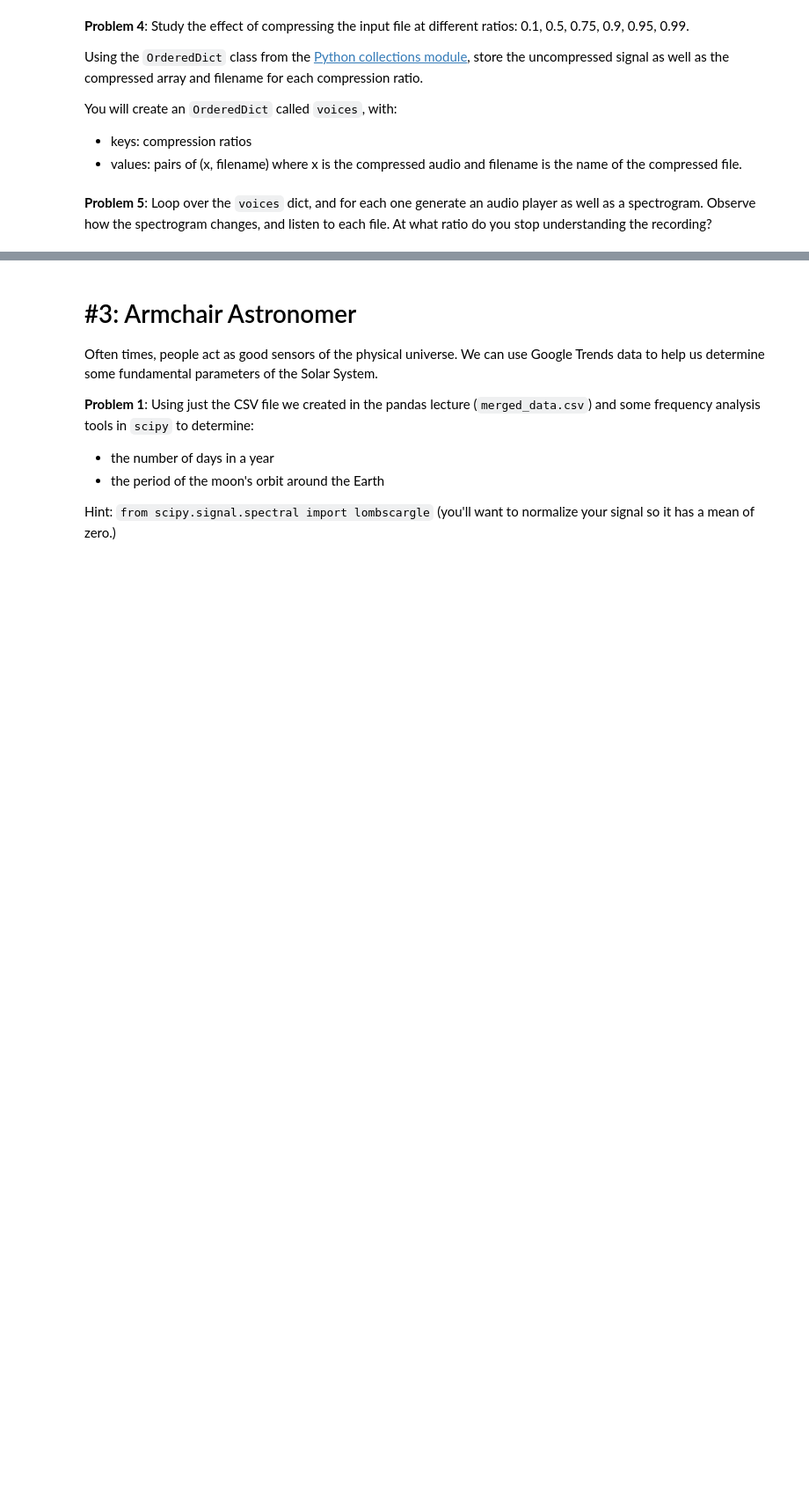
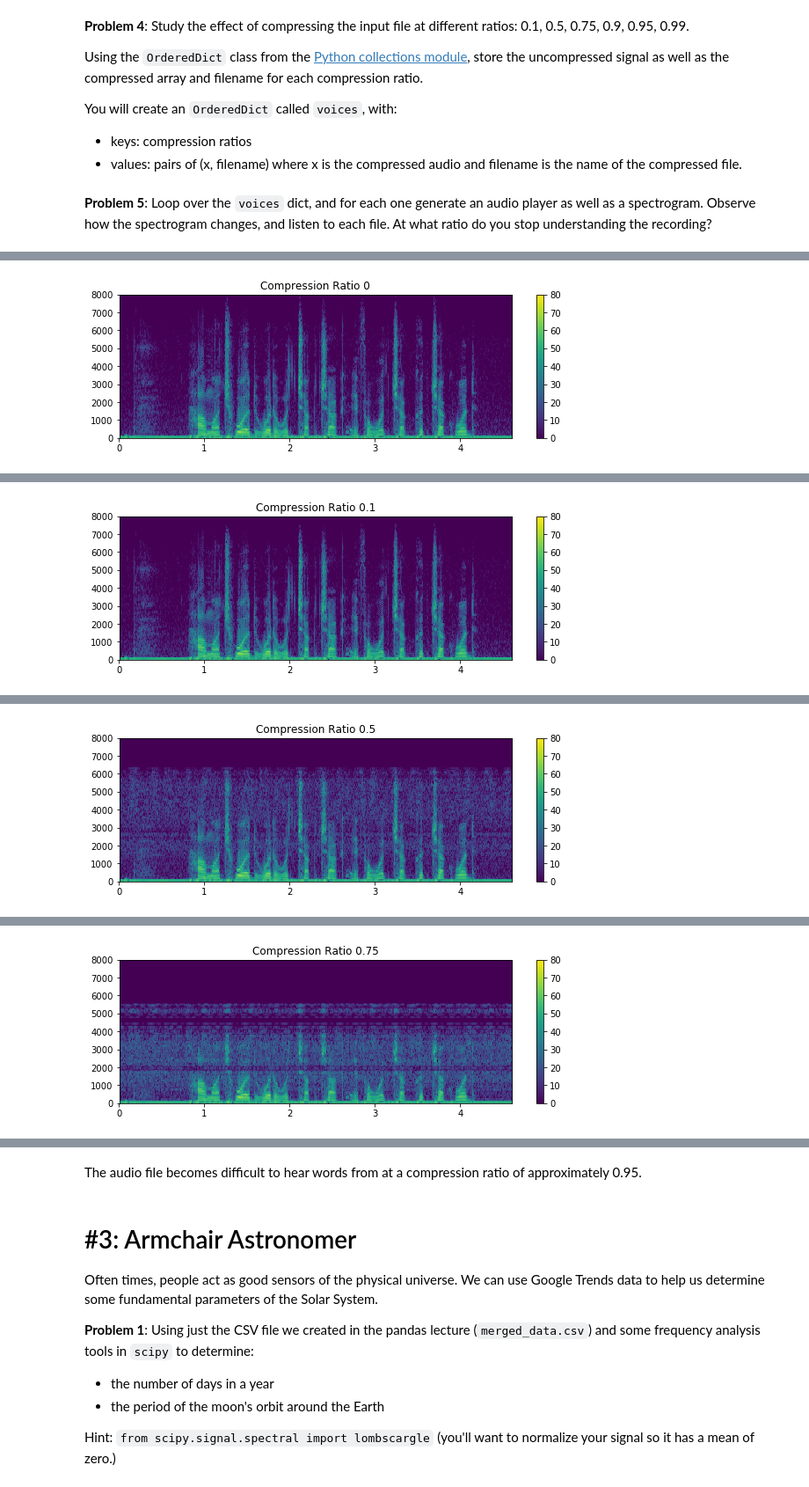
Before and after one commit to samuel-badman/ay250-homework-badman, a Jupyter notebook: hw_1/hw_1_assignment.ipynb, the cells around one changed output, grey strips where cells are left out. Shown at 88% size. Drawn from its saved outputs; the diff is of its cells as text; code cells hidden in the pictures; blank space fills up the shorter version.

```diff
--- a/hw_1/hw_1_assignment.ipynb
+++ b/hw_1/hw_1_assignment.ipynb
@@ -260,2 +373,24 @@ You will create an `OrderedDict` called `voices`, with:
+# %%
+#Define compression ratios
+keys = [0.1,0.5,0.75,0.9,0.95,0.99]
+
+#input filename
+fname = 'voice.wav'
+
+#Create ordereddict 'Voices'
+voices = collections.OrderedDict()
+
+# counter for storing uncompressed file
+init=0
+
+#for each compression ratio, compress the voice.wav file and store the
+# results in an ordered_dict. The first dict element has key 0 and is
+# the uncompressed initial audio and filename.
+for fraction in keys :
+    rate,x,x_approx,new_fname = compress_wav('./data/'+fname,fraction)
+    if init == 0 :
+        voices[0] = (x,'./data/'+fname)
+        init = 1
+    voices[fraction] = (x_approx, new_fname)
 # %% [markdown]
 **Problem 5**: Loop over the `voices` dict, and for each one generate an audio player as well as a spectrogram.  Observe how the spectrogram changes, and listen to each file.  At what ratio do you stop understanding the recording?
@@ -263,0 +397,7 @@ You will create an `OrderedDict` called `voices`, with:
+# %%
+# Loop through voices dictionary,
+for key, values in voices.items() :
+    signal,fname = values[0],values[1]
+    Audio(fname)
+    specgram_cbar(signal,16000, title = 'Compression Ratio '+str(key))
+# %% [output]
@@ -263,0 +405 @@ You will create an `OrderedDict` called `voices`, with:
+[figure, added]
@@ -263,0 +407 @@ You will create an `OrderedDict` called `voices`, with:
+[figure, added]
@@ -263,0 +409 @@ You will create an `OrderedDict` called `voices`, with:
+[figure, added]
@@ -263,0 +411 @@ You will create an `OrderedDict` called `voices`, with:
+[figure, added]
@@ -264,3 +418,5 @@ You will create an `OrderedDict` called `voices`, with:
+# %% [markdown]
+The audio file becomes difficult to hear words from at a compression ratio of approximately 0.95.
 # %% [markdown]
 # #3: Armchair Astronomer
 
```
Also changed, not shown: parts of 30 cells of this notebook, 1 other file.
